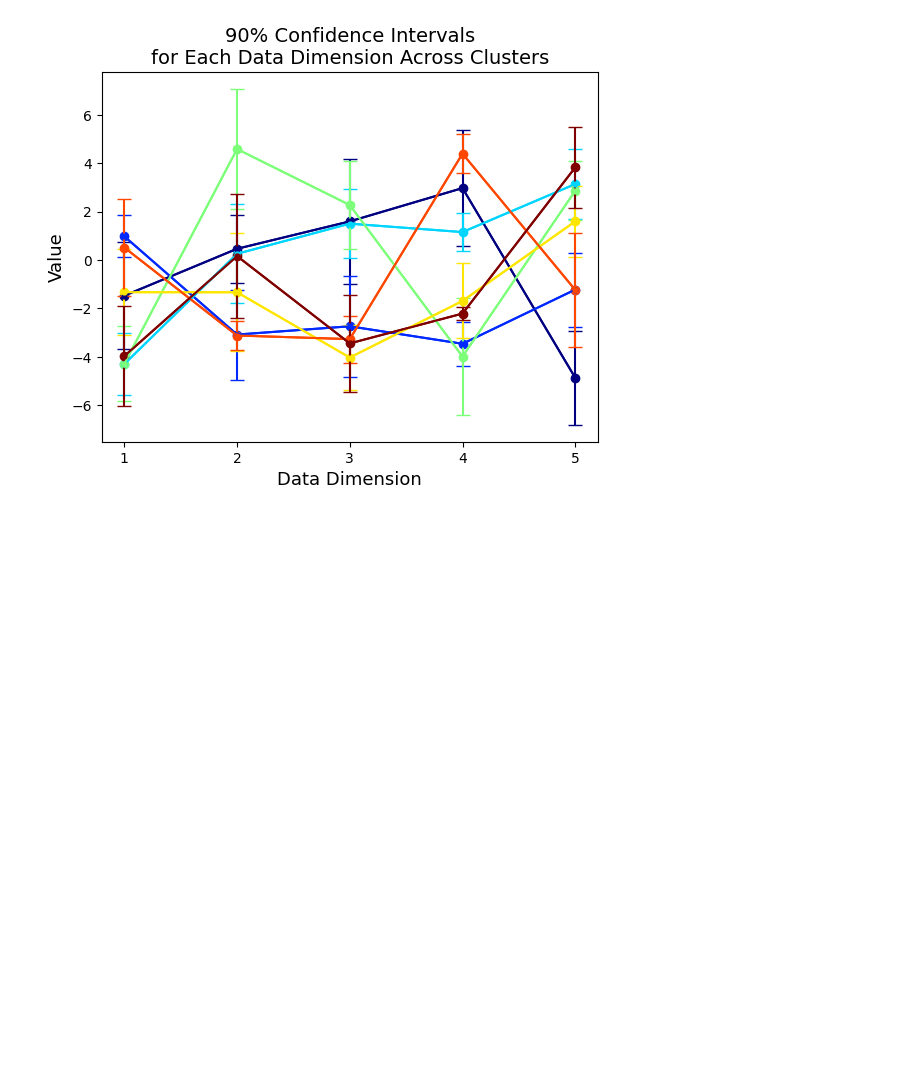
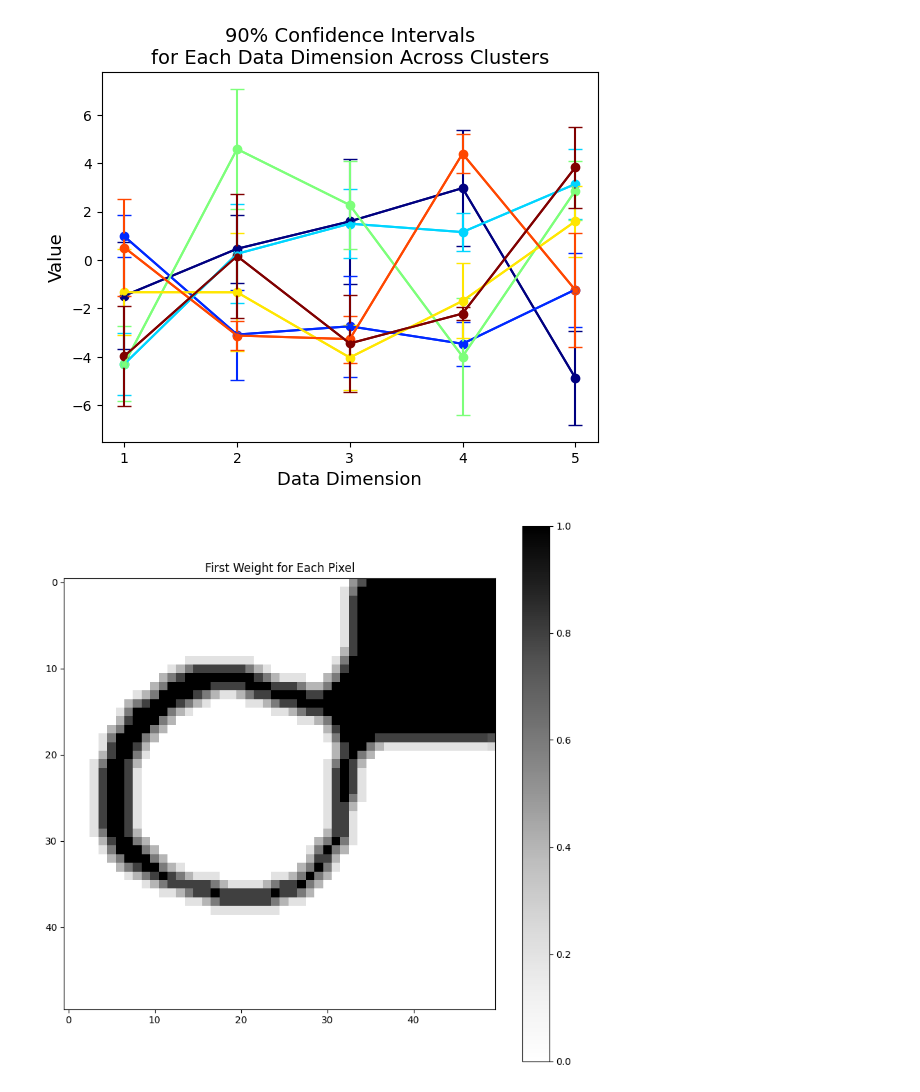
Before and after one commit to prob-ml/xennf, a Jupyter notebook: nf/scratch/data.ipynb, the cells around one changed output. Drawn from its saved outputs; the diff is of its cells as text; code cells hidden in the pictures; blank space fills up the shorter version.

```diff
--- a/nf/scratch/data.ipynb
+++ b/nf/scratch/data.ipynb
@@ -143,3 +143,15 @@ plt.ylabel("Value", fontsize=13)
 plt.savefig("conf.png", dpi=300)  # Save the image with high quality
 # %% [output]
 [figure]
+# %%
+# Extract the first weight for each pixel from the prior weights
+first_weights = np.array([weights[5] for weights in prior_weights])
+
+# Create a figure to display the first weight for each pixel
+plt.figure(figsize=(10, 10))
+plt.imshow(first_weights.reshape(clustered_grid.shape[0], clustered_grid.shape[1]), cmap='Greys')
+plt.title("First Weight for Each Pixel")
+plt.colorbar()
+plt.show()
+# %% [output]
+[figure, added]
```
Also changed, not shown: 30 other files.
